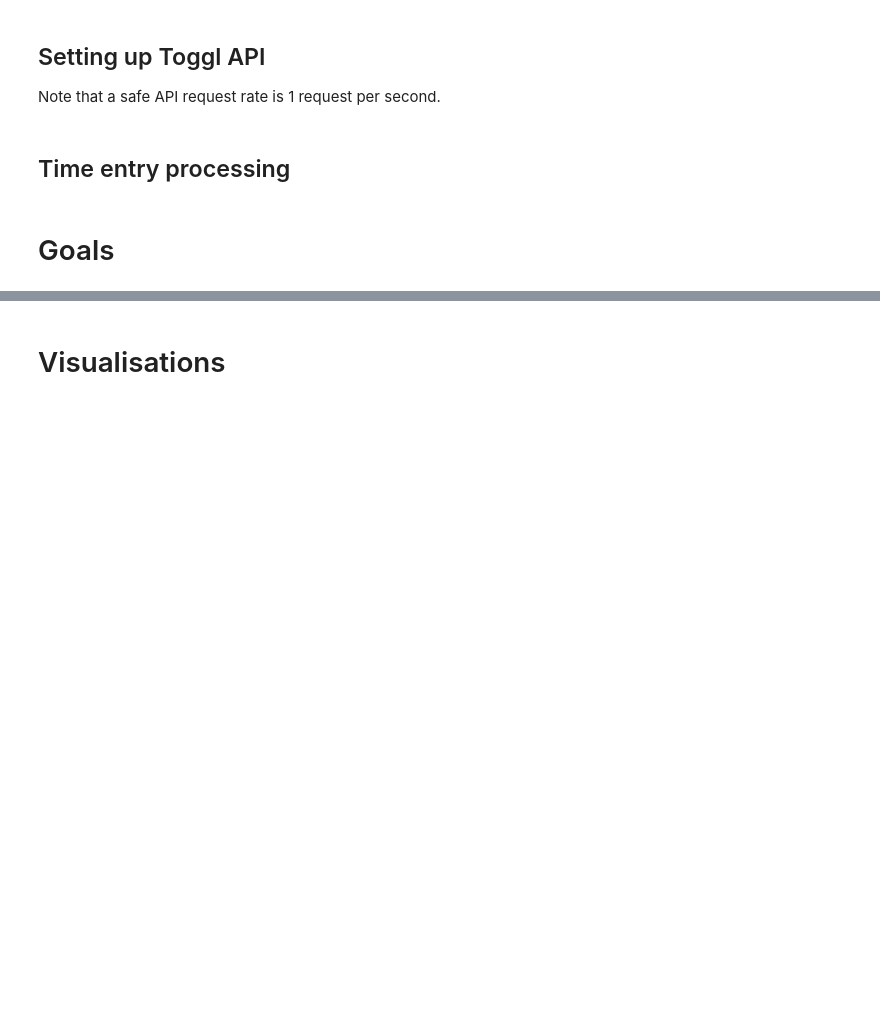
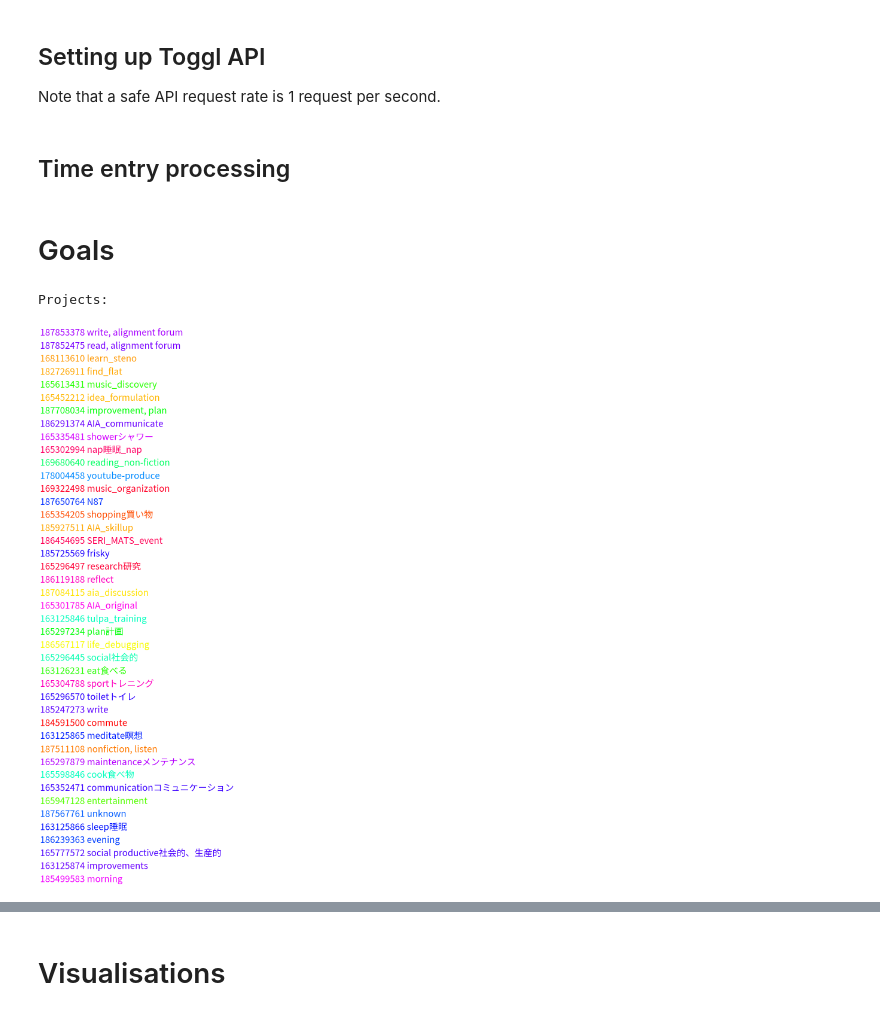
Before and after one commit to johannesCmayer/time_tracker_omicron, a Jupyter notebook: server.ipynb, the cells around one changed output, grey strips where cells are left out. Cells and saved outputs as stored; diff of their text form; code cells hidden in the pictures; blank space fills up the shorter version.

Commit message:
project colors for cumulutive plot

```diff
--- a/server.ipynb
+++ b/server.ipynb
@@ -41,7 +48,7 @@ with open("config.yaml") as f:
 # %%
-if CLEAR_PLOTS:
-    for f in glob("plots/*"):
-        os.remove(f)
+def project_color(project_id):
+    n_colors = 100
+    return plt.cm.get_cmap('hsv', n_colors)(project_id % n_colors)
 # %% [markdown]
 # Functionality
 # %% [markdown]
@@ -159,9 +157,15 @@ def filter_sleep(entries):
 # %% [markdown]
 # Goals
 # %%
-%%capture
 print("Projects:")
-for k in project_id_names:
-    print(k, project_id_names[k]['name'])
+for i, k in enumerate(project_id_names):
+    c = f"{k} {project_id_names[k]['name']}"
+    txt = plt.text(0, i*0.2, c, color=project_color(k), size=30)
+    # txt.set_path_effects([path_effects.Stroke(linewidth=3, foreground='black'),
+                       # path_effects.Normal()])
+    plt.axis('off')
 print()
+# %% [output]
+Projects:
+[figure, added]
 # %%
```
Also changed, not shown: parts of 7 cells of this notebook, 3 other files.
